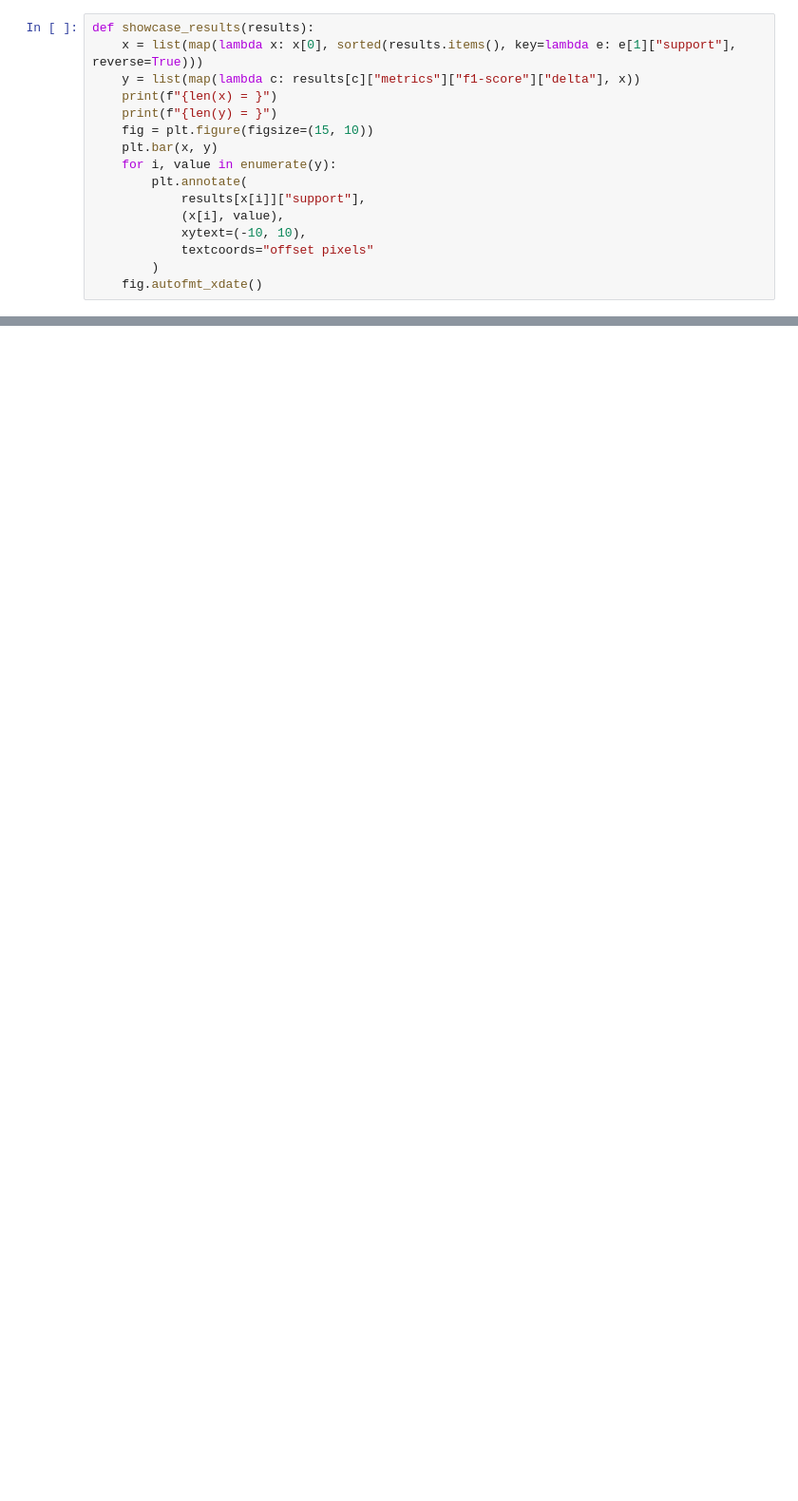
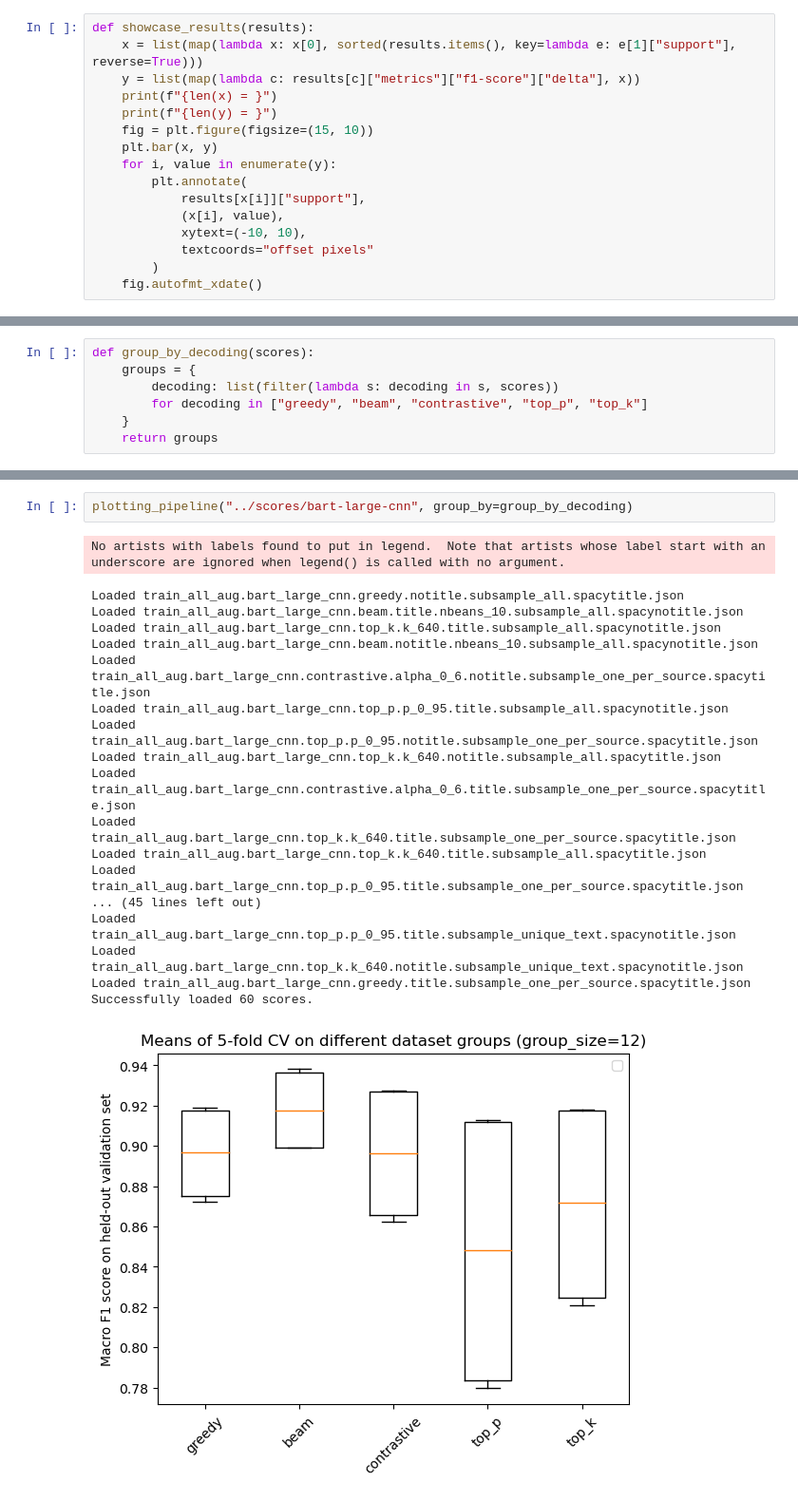
Before and after one commit to jankovidakovic/cross_lingual_data_augmentation, a Jupyter notebook: notebooks/0.7-jvidakovic-explore_results.ipynb, the cells around one changed output, grey strips where cells are left out. Shown at 95% size. Saved outputs shown, nothing was run; the diff lists cells and outputs as text; blank space fills up the shorter version.

```diff
--- a/notebooks/0.7-jvidakovic-explore_results.ipynb
+++ b/notebooks/0.7-jvidakovic-explore_results.ipynb
@@ -289,0 +216,7 @@ plt.show()
+# %%
+def group_by_decoding(scores):
+    groups = {
+        decoding: list(filter(lambda s: decoding in s, scores))
+        for decoding in ["greedy", "beam", "contrastive", "top_p", "top_k"]
+    }
+    return groups
@@ -289,0 +314,22 @@ plt.show()
+# %%
+plotting_pipeline("../scores/bart-large-cnn", group_by=group_by_decoding)
+# %% [output]
+No artists with labels found to put in legend.  Note that artists whose label start with an underscore are ignored when legend() is called with no argument.
+Loaded train_all_aug.bart_large_cnn.greedy.notitle.subsample_all.spacytitle.json
+Loaded train_all_aug.bart_large_cnn.beam.title.nbeans_10.subsample_all.spacynotitle.json
+Loaded train_all_aug.bart_large_cnn.top_k.k_640.title.subsample_all.spacynotitle.json
+Loaded train_all_aug.bart_large_cnn.beam.notitle.nbeans_10.subsample_all.spacynotitle.json
+Loaded train_all_aug.bart_large_cnn.contrastive.alpha_0_6.notitle.subsample_one_per_source.spacytitle.json
+Loaded train_all_aug.bart_large_cnn.top_p.p_0_95.title.subsample_all.spacynotitle.json
+Loaded train_all_aug.bart_large_cnn.top_p.p_0_95.notitle.subsample_one_per_source.spacytitle.json
+Loaded train_all_aug.bart_large_cnn.top_k.k_640.notitle.subsample_all.spacytitle.json
+Loaded train_all_aug.bart_large_cnn.contrastive.alpha_0_6.title.subsample_one_per_source.spacytitle.json
+Loaded train_all_aug.bart_large_cnn.top_k.k_640.title.subsample_one_per_source.spacytitle.json
+Loaded train_all_aug.bart_large_cnn.top_k.k_640.title.subsample_all.spacytitle.json
+Loaded train_all_aug.bart_large_cnn.top_p.p_0_95.title.subsample_one_per_source.spacytitle.json
+... (45 lines left out)
+Loaded train_all_aug.bart_large_cnn.top_p.p_0_95.title.subsample_unique_text.spacynotitle.json
+Loaded train_all_aug.bart_large_cnn.top_k.k_640.notitle.subsample_unique_text.spacynotitle.json
+Loaded train_all_aug.bart_large_cnn.greedy.title.subsample_one_per_source.spacytitle.json
+Successfully loaded 60 scores.
+[figure, added]
```
Also changed, not shown: parts of 26 cells of this notebook.
